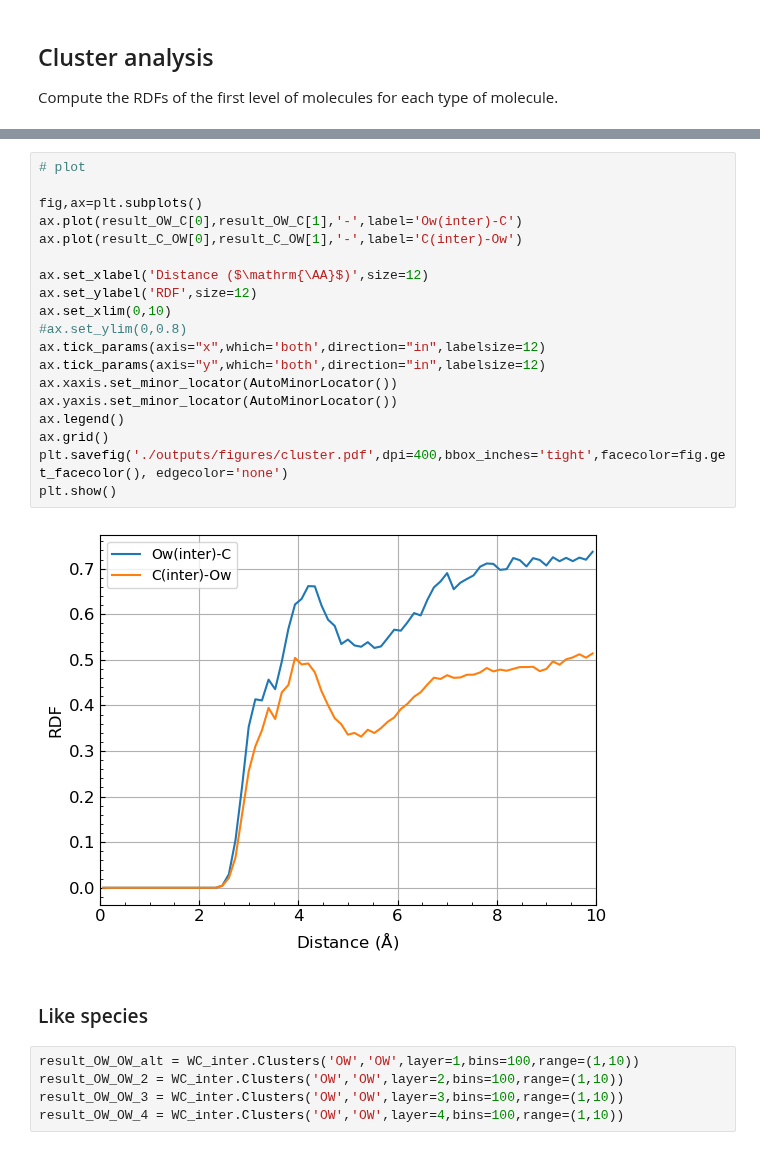
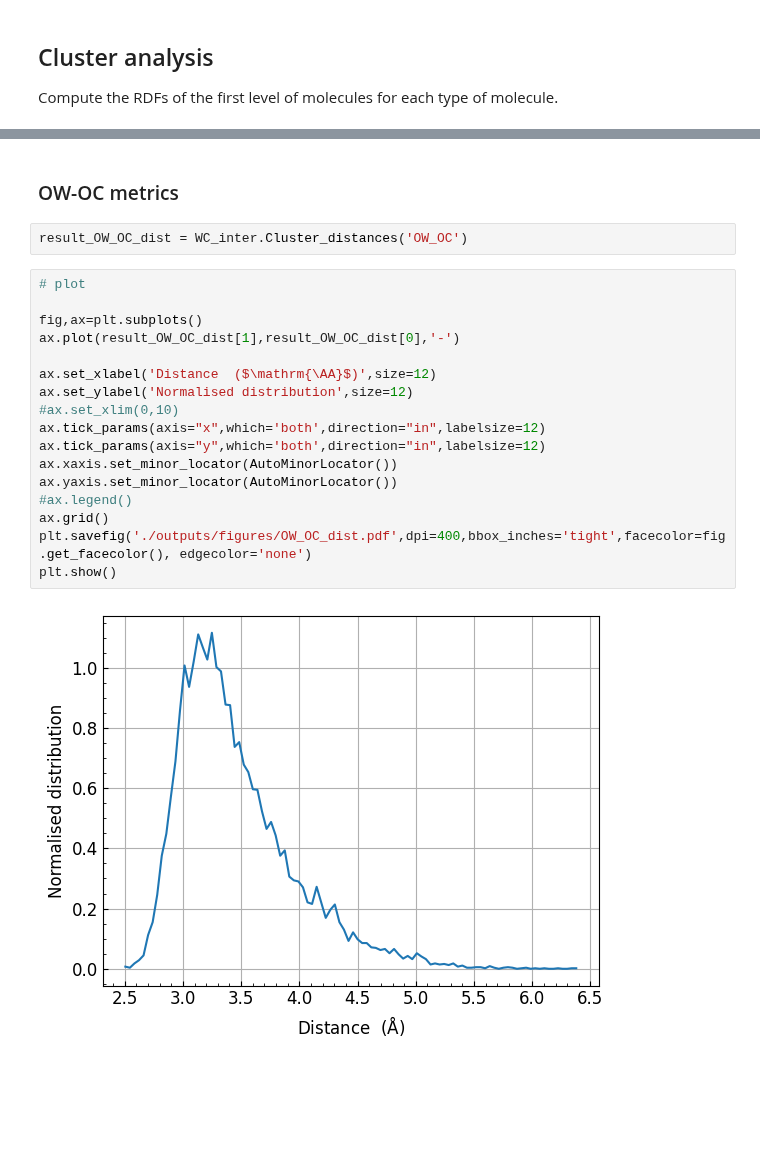
Before and after one commit to water-ice-group/on_a_WIM, a Jupyter notebook: development.ipynb, the cells around one changed output, grey strips where cells are left out. Drawn from its saved outputs; the diff is of its cells as text; blank space fills up the shorter version.

```diff
--- a/development.ipynb
+++ b/development.ipynb
@@ -371,28 +461,23 @@ result_C_OW = WC_inter.Clusters('C','OW',layer=1,range=(0,10))
+# %% [markdown]
+### OW-OC metrics
+# %%
+result_OW_OC_dist = WC_inter.Cluster_distances('OW_OC')
 # %%
 # plot
 
 fig,ax=plt.subplots()
-ax.plot(result_OW_C[0],result_OW_C[1],'-',label='Ow(inter)-C')
-ax.plot(result_C_OW[0],result_C_OW[1],'-',label='C(inter)-Ow')
+ax.plot(result_OW_OC_dist[1],result_OW_OC_dist[0],'-')
 
-ax.set_xlabel('Distance ($\mathrm{\AA}$)',size=12)
-ax.set_ylabel('RDF',size=12)
-ax.set_xlim(0,10)
-#ax.set_ylim(0,0.8)
+ax.set_xlabel('Distance  ($\mathrm{\AA}$)',size=12)
+ax.set_ylabel('Normalised distribution',size=12)
+#ax.set_xlim(0,10)
 ax.tick_params(axis="x",which='both',direction="in",labelsize=12)
 ax.tick_params(axis="y",which='both',direction="in",labelsize=12)
 ax.xaxis.set_minor_locator(AutoMinorLocator())
 ax.yaxis.set_minor_locator(AutoMinorLocator())
-ax.legend()
+#ax.legend()
 ax.grid()
-plt.savefig('./outputs/figures/cluster.pdf',dpi=400,bbox_inches='tight',facecolor=fig.get_facecolor(), edgecolor='none')
+plt.savefig('./outputs/figures/OW_OC_dist.pdf',dpi=400,bbox_inches='tight',facecolor=fig.get_facecolor(), edgecolor='none')
 plt.show()
 # %% [output]
-[figure, old version]
+[figure, new version]
-# %% [markdown]
-### Like species
-# %%
-result_OW_OW_alt = WC_inter.Clusters('OW','OW',layer=1,bins=100,range=(1,10))
-result_OW_OW_2 = WC_inter.Clusters('OW','OW',layer=2,bins=100,range=(1,10))
-result_OW_OW_3 = WC_inter.Clusters('OW','OW',layer=3,bins=100,range=(1,10))
-result_OW_OW_4 = WC_inter.Clusters('OW','OW',layer=4,bins=100,range=(1,10))
```
Also changed, not shown: parts of 14 cells of this notebook, 16 other files.
